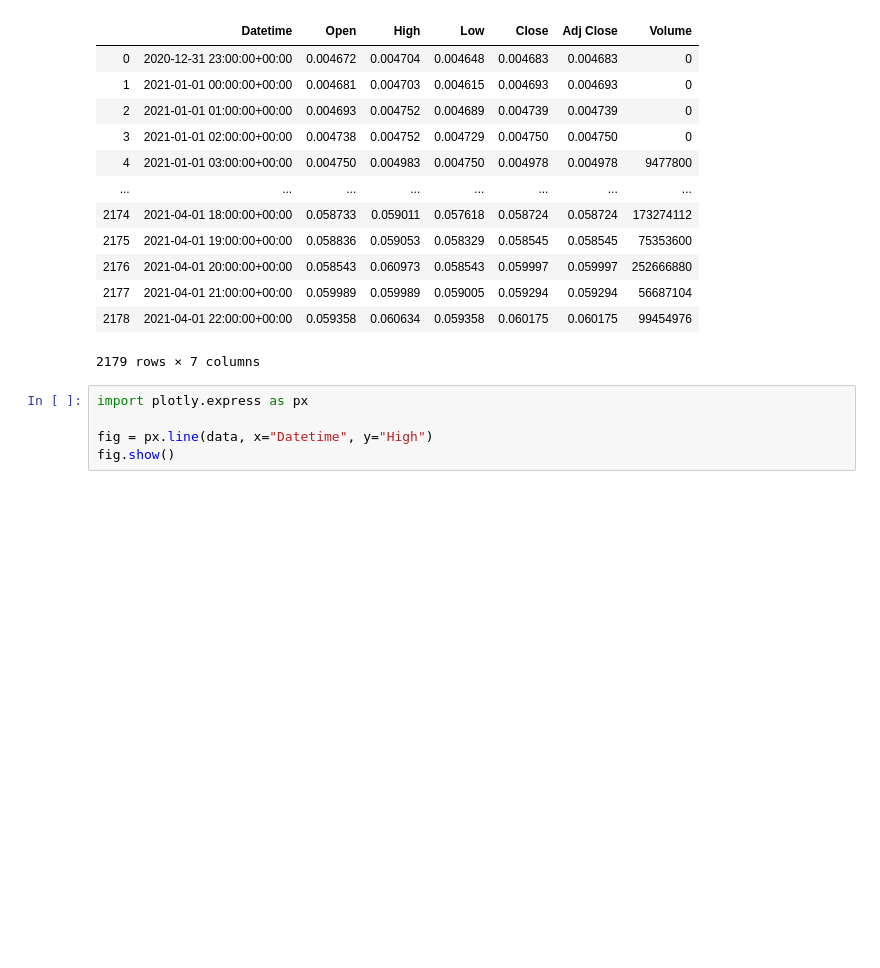
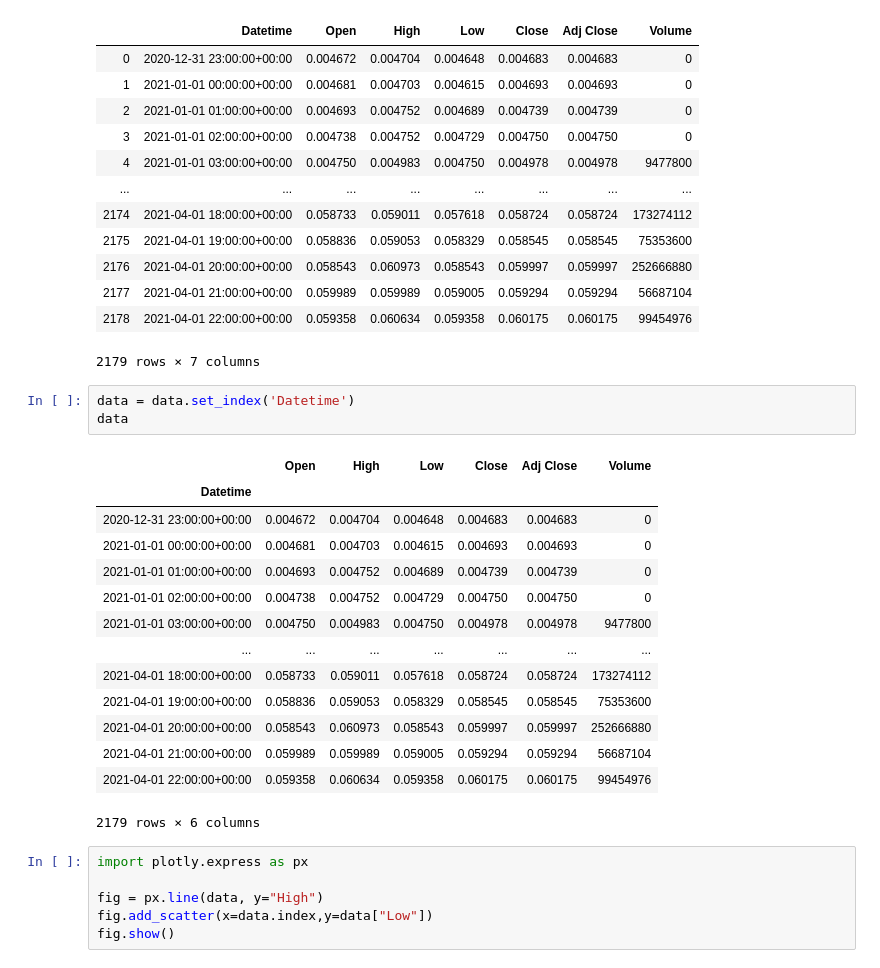
Before and after one commit to Strifee/crypto_trading, a Jupyter notebook: potato.ipynb, the cells around one changed output. Cells and saved outputs as stored; diff of their text form; blank space fills up the shorter version.

Commit message:
high low plot

```diff
--- a/potato.ipynb
+++ b/potato.ipynb
@@ -74,8 +74,27 @@ data
 | 2177 | 2021-04-01 21:00:00+00:00 | 0.059989 | 0.059989 | 0.059005 | 0.059294 | 0.059294 | 56687104 |
 | 2178 | 2021-04-01 22:00:00+00:00 | 0.059358 | 0.060634 | 0.059358 | 0.060175 | 0.060175 | 99454976 |
 2179 rows × 7 columns
+# %%
+data = data.set_index('Datetime')
+data
+# %% [output]
+|  | Open | High | Low | Close | Adj Close | Volume |
+| Datetime |  |  |  |  |  |  |
+| 2020-12-31 23:00:00+00:00 | 0.004672 | 0.004704 | 0.004648 | 0.004683 | 0.004683 | 0 |
+| 2021-01-01 00:00:00+00:00 | 0.004681 | 0.004703 | 0.004615 | 0.004693 | 0.004693 | 0 |
+| 2021-01-01 01:00:00+00:00 | 0.004693 | 0.004752 | 0.004689 | 0.004739 | 0.004739 | 0 |
+| 2021-01-01 02:00:00+00:00 | 0.004738 | 0.004752 | 0.004729 | 0.004750 | 0.004750 | 0 |
+| 2021-01-01 03:00:00+00:00 | 0.004750 | 0.004983 | 0.004750 | 0.004978 | 0.004978 | 9477800 |
+| ... | ... | ... | ... | ... | ... | ... |
+| 2021-04-01 18:00:00+00:00 | 0.058733 | 0.059011 | 0.057618 | 0.058724 | 0.058724 | 173274112 |
+| 2021-04-01 19:00:00+00:00 | 0.058836 | 0.059053 | 0.058329 | 0.058545 | 0.058545 | 75353600 |
+| 2021-04-01 20:00:00+00:00 | 0.058543 | 0.060973 | 0.058543 | 0.059997 | 0.059997 | 252666880 |
+| 2021-04-01 21:00:00+00:00 | 0.059989 | 0.059989 | 0.059005 | 0.059294 | 0.059294 | 56687104 |
+| 2021-04-01 22:00:00+00:00 | 0.059358 | 0.060634 | 0.059358 | 0.060175 | 0.060175 | 99454976 |
+2179 rows × 6 columns
 # %%
 import plotly.express as px
 
-fig = px.line(data, x="Datetime", y="High")
+fig = px.line(data, y="High")
+fig.add_scatter(x=data.index,y=data["Low"])
 fig.show()
```
Also changed, not shown: parts of 1 cell of this notebook, 1 other file.
